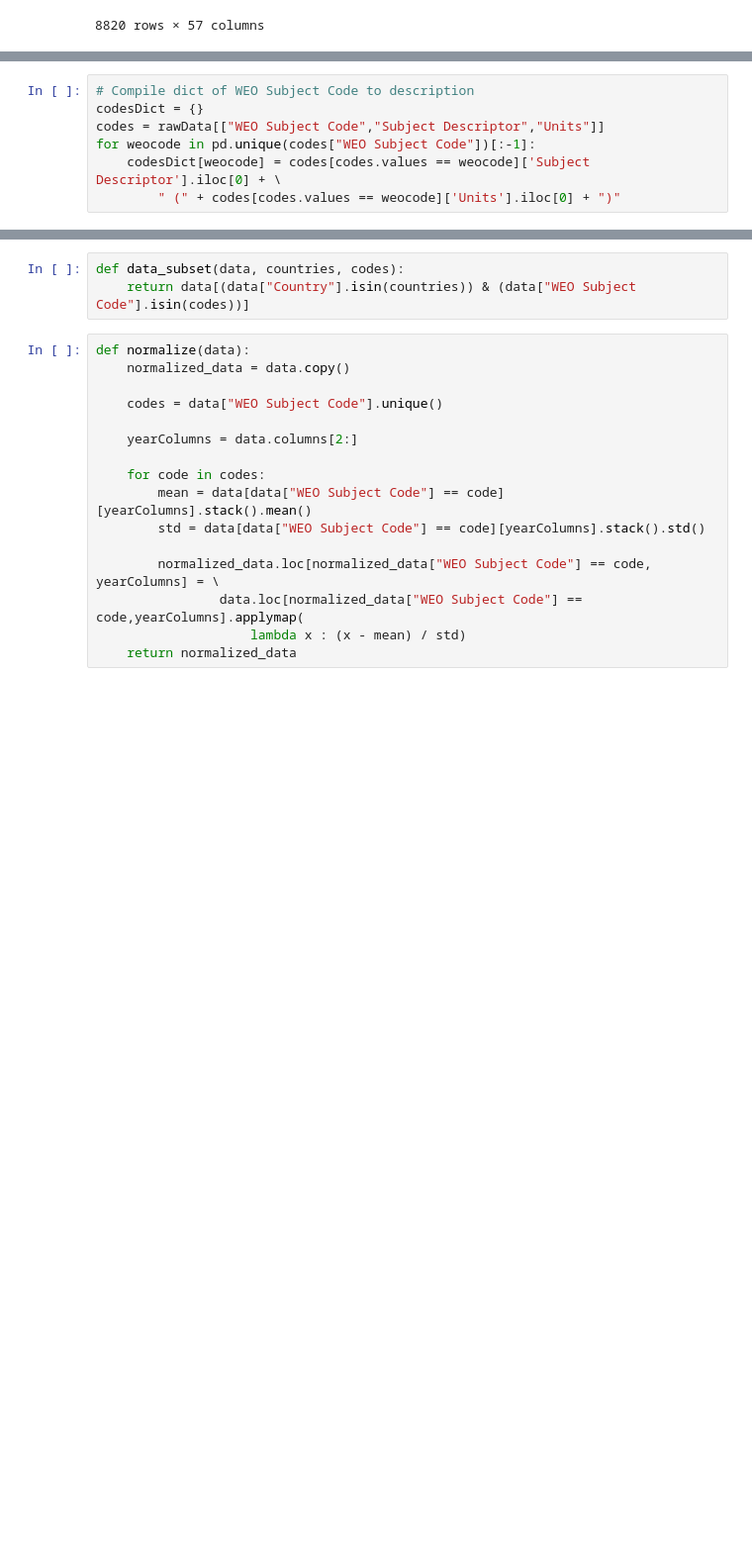
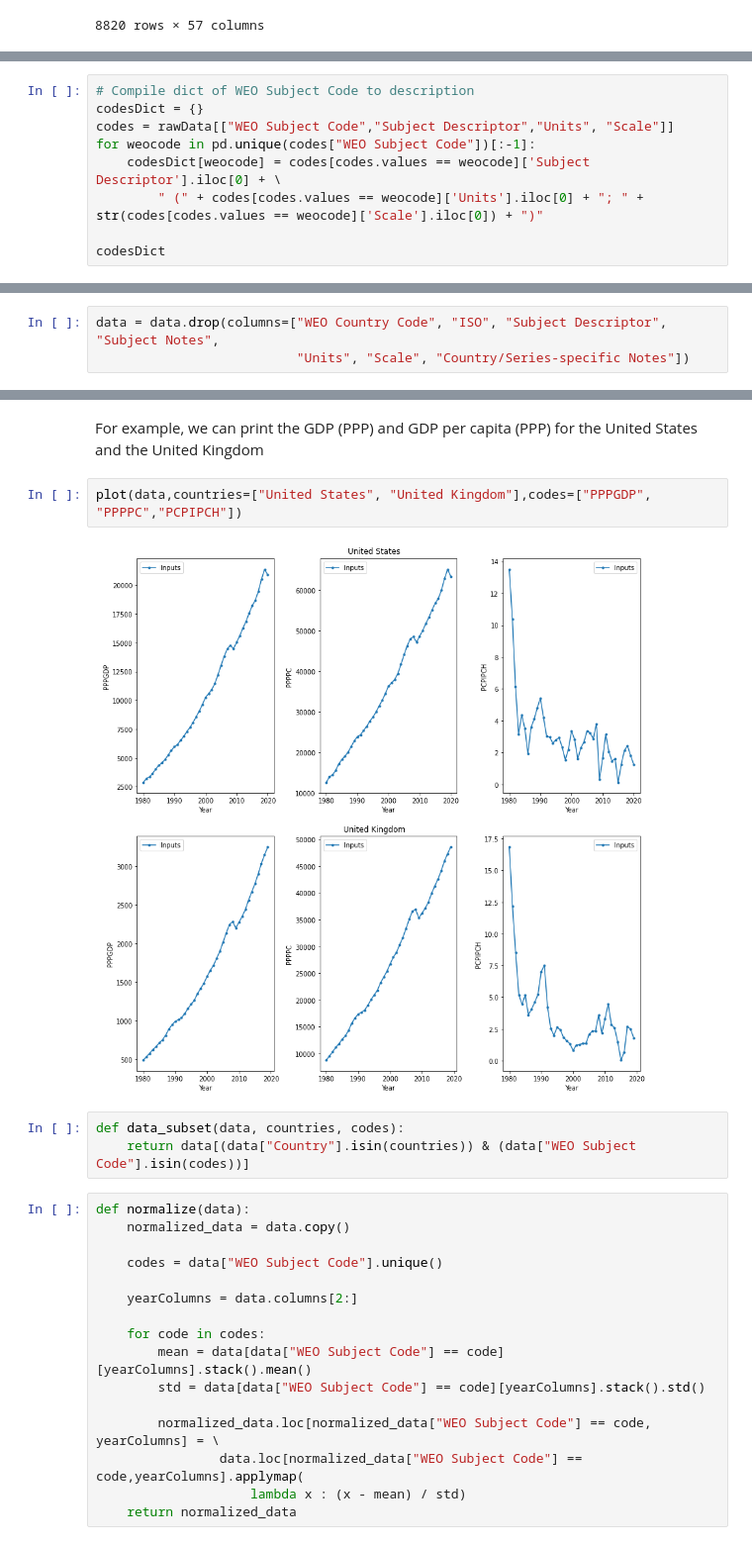
Before and after one commit to qstickmurph/personalStudies, a Jupyter notebook: mat6973-project/Final Project v2.ipynb, the cells around one changed output, grey strips where cells are left out. Shown at 99% size. Drawn from its saved outputs; the diff is of its cells as text; blank space fills up the shorter version.

```diff
--- a/mat6973-project/Final Project v2.ipynb
+++ b/mat6973-project/Final Project v2.ipynb
@@ -26,7 +84,9 @@ rawData
 # %%
 # Compile dict of WEO Subject Code to description
 codesDict = {}
-codes = rawData[["WEO Subject Code","Subject Descriptor","Units"]]
+codes = rawData[["WEO Subject Code","Subject Descriptor","Units", "Scale"]]
 for weocode in pd.unique(codes["WEO Subject Code"])[:-1]:
     codesDict[weocode] = codes[codes.values == weocode]['Subject Descriptor'].iloc[0] + \
-        " (" + codes[codes.values == weocode]['Units'].iloc[0] + ")"
+        " (" + codes[codes.values == weocode]['Units'].iloc[0] + "; " + str(codes[codes.values == weocode]['Scale'].iloc[0]) + ")"
+
+codesDict
@@ -32,0 +130,3 @@ for weocode in pd.unique(codes["WEO Subject Code"])[:-1]:
+# %%
+data = data.drop(columns=["WEO Country Code", "ISO", "Subject Descriptor", "Subject Notes",
+                          "Units", "Scale", "Country/Series-specific Notes"])
@@ -93,3 +248,9 @@ data
+# %% [markdown]
+For example, we can print the GDP (PPP) and GDP per capita (PPP) for the United States and the United Kingdom
+# %%
+plot(data,countries=["United States", "United Kingdom"],codes=["PPPGDP", "PPPPC","PCPIPCH"])
+# %% [output]
+[figure, added]
 # %%
 def data_subset(data, countries, codes):
     return data[(data["Country"].isin(countries)) & (data["WEO Subject Code"].isin(codes))]
```
Also changed, not shown: parts of 157 cells of this notebook, 1 other file.
